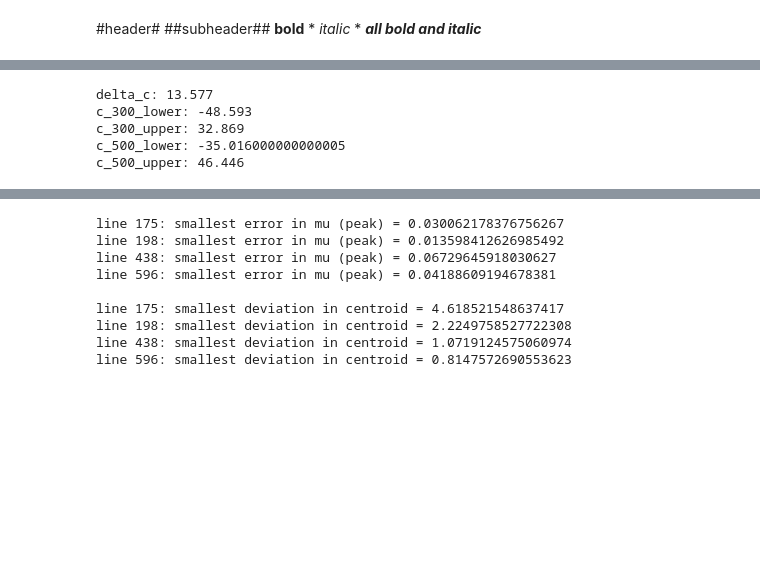
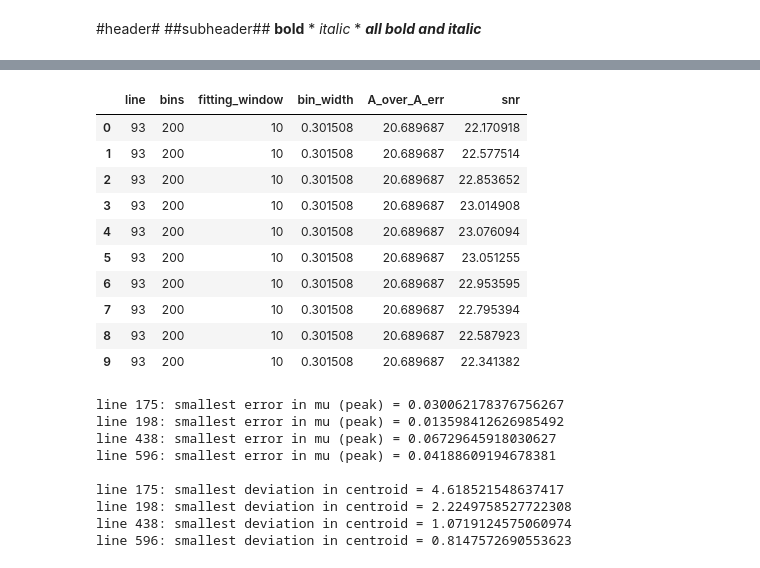
Before and after one commit to laurencadle/in-flight-calibration, a Jupyter notebook: spurs2026.ipynb, the cells around one changed output, grey strips where cells are left out. Cells and saved outputs as stored; diff of their text form; code cells hidden in the pictures; blank space fills up the shorter version.

```diff
--- a/spurs2026.ipynb
+++ b/spurs2026.ipynb
@@ -94,29 +44,3 @@ p_err of sigma: 0.20271157205963103
-# %%
-#find delta c for 300 and 500
-c_500 = 5.715
-c_300 = -7.862
-delta_c = c_500 - c_300
-print("delta_c:", delta_c)
-
-#find c +/- 3deltac for 300
-c_300_lower = c_300 - 3 * delta_c
-c_300_upper = c_300 + 3 * delta_c
-print("c_300_lower:", c_300_lower)
-print("c_300_upper:", c_300_upper)
-
-#find c +/- 3deltac for 500
-c_500_lower = c_500 - 3 * delta_c
-c_500_upper = c_500 + 3 * delta_c
-print("c_500_lower:", c_500_lower)
-print("c_500_upper:", c_500_upper)
-
-#yes, there is some overlap between the c values
-# %% [output]
-delta_c: 13.577
-c_300_lower: -48.593
-c_300_upper: 32.869
-c_500_lower: -35.016000000000005
-c_500_upper: 46.446
 # %%
 #building the pandas df
 from spurs_funcs import *
@@ -140,7 +64,7 @@ for line in [93, 175, 198, 438, 596, 1107]:
             _, _, fitted_lower, fitted_upper = get_bounds(line, fitting_window=fitting_window)
             peak_mask = get_masks(fitted_lower, fitted_upper, bin_centers)
             popt, pcov, p_err = fit_peak(gaussian_func, line, counts, peak_mask, bin_centers, slope_val, fitted_lower, fitted_upper)
-            snr_val = snr(popt, counts, bin_centers)
+            snr_val = snr(popt, counts, bin_width)
 
             row = {
                 "line": line,
@@ -182,6 +106,54 @@ stored_values_df.head(10)
 | 7 | 93 | 100 | 5 | 0.606061 | 92.712911 | 1.911406 | -267.302700 | 151320.158576 | 107131.095746 | 0.065576 | ... |
 | 8 | 93 | 100 | 8 | 0.606061 | 92.648061 | 1.904884 | -125.257493 | 138300.318828 | 105996.217500 | 0.056328 | ... |
 | 9 | 93 | 100 | 10 | 0.606061 | 92.624433 | 1.955450 | -84.787189 | 134153.120201 | 110135.755214 | 0.062013 | ... |
+# %%
+#playing around with snr window values
+from spurs_funcs import *
+energy = df['Energy'].to_numpy()
+stored_values_snr = []
+centroid_vals = {93:93.311, 175:174.956, 198:198.394, 438:438.634, 596:595.847, 1107:1107.016}
+bins = 200
+fitting_window = 10
+
+for line in [93, 175, 198, 438, 596, 1107]:
+    lower_bound, upper_bound, _, _ = get_bounds(line)
+    counts, bin_edges, bin_width, bin_centers = bin_sorting(bins, energy, lower_bound, upper_bound)
+    slope_val = slope(bin_edges[-1], bin_edges[0], counts[-1], counts[0])
+    _, _, fitted_lower, fitted_upper = get_bounds(line, fitting_window=fitting_window)
+    peak_mask = get_masks(fitted_lower, fitted_upper, bin_centers)
+    popt, pcov, p_err = fit_peak(gaussian_func, line, counts, peak_mask, bin_centers, slope_val, fitted_lower, fitted_upper)
+
+    for sigma_window in [1.0, 1.1, 1.2, 1.3, 1.4, 1.5, 1.6, 1.7, 1.8, 1.9, 2.0]:
+        snr_val = snr(popt, bin_width, sigma_window = sigma_window)
+
+        row = {
+                "line": line,
+                "bins": bins,
+                "fitting_window": fitting_window,
+                "bin_width": bin_width,
+                "A_over_A_err": popt[4] / p_err[4],
+                "snr": snr_val
+            }
+        #storing all 80 rows into my empty list
+        stored_values_snr.append(row)
+
+#step 4: now i need to put them in a df
+stored_values_snr_df = pd.DataFrame(stored_values_snr)
+
+stored_values_snr_df.to_csv("/Users/laurencadle/spurs_2026/stored_values_snr.csv", index=False)
+stored_values_snr_df.head(10)
+# %% [output]
+|  | line | bins | fitting_window | bin_width | A_over_A_err | snr |
+| 0 | 93 | 200 | 10 | 0.301508 | 20.689687 | 22.170918 |
+| 1 | 93 | 200 | 10 | 0.301508 | 20.689687 | 22.577514 |
+| 2 | 93 | 200 | 10 | 0.301508 | 20.689687 | 22.853652 |
+| 3 | 93 | 200 | 10 | 0.301508 | 20.689687 | 23.014908 |
+| 4 | 93 | 200 | 10 | 0.301508 | 20.689687 | 23.076094 |
+| 5 | 93 | 200 | 10 | 0.301508 | 20.689687 | 23.051255 |
+| 6 | 93 | 200 | 10 | 0.301508 | 20.689687 | 22.953595 |
+| 7 | 93 | 200 | 10 | 0.301508 | 20.689687 | 22.795394 |
+| 8 | 93 | 200 | 10 | 0.301508 | 20.689687 | 22.587923 |
+| 9 | 93 | 200 | 10 | 0.301508 | 20.689687 | 22.341382 |
 # %%
 #smallest error in mu
 for line in stored_values_df['line'].unique():
```
Also changed, not shown: parts of 8 cells of this notebook.
